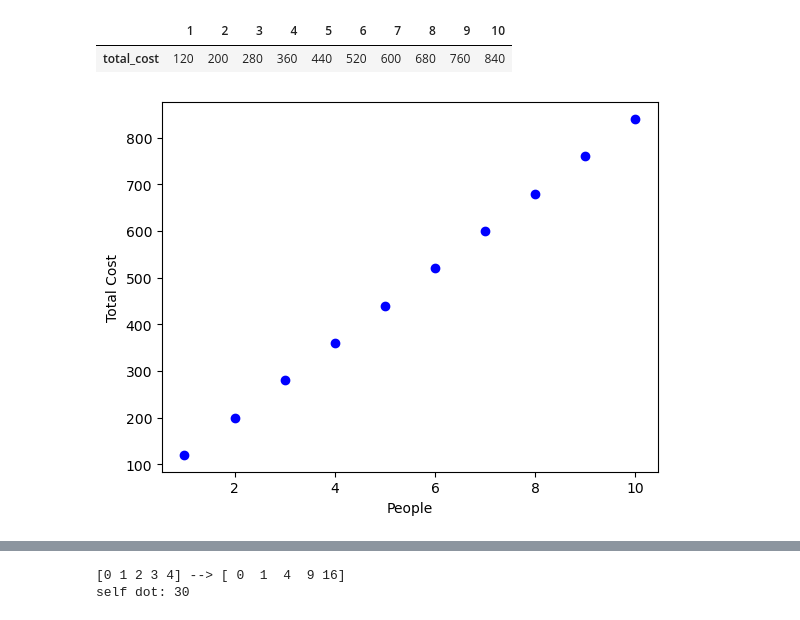
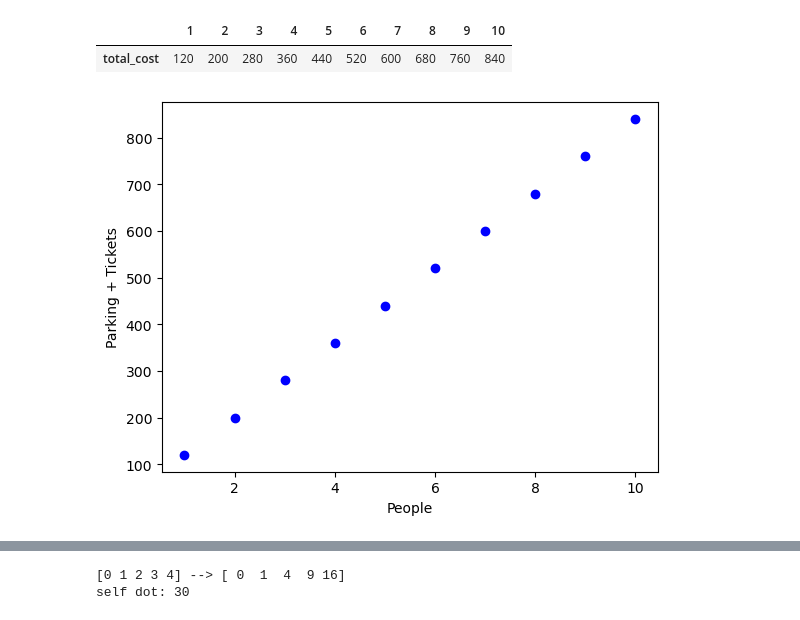
Before and after one commit to yangsj6/FIN311, a Jupyter notebook: L2.ipynb, the cells around one changed output, grey strips where cells are left out. Cells and saved outputs as stored; diff of their text form; code cells hidden in the pictures.

```diff
--- a/L2.ipynb
+++ b/L2.ipynb
@@ -181,7 +179,7 @@ ax.set_ylabel("Cost\n(Parking Only)");
 [figure]
 # %%
 people = np.arange(1,11)
-total_cost = 80.0 * people + 40.0
+total_cost = 80 * people + 40
 # %%
 # .T (transpose) to save vertical space in print out
 display(pd.DataFrame({'total_cost':total_cost.astype(np.int_)},
@@ -191,8 +189,8 @@ display(pd.DataFrame({'total_cost':total_cost.astype(np.int_)},
 | total_cost | 120 | 200 | 280 | 360 | 440 | 520 | 600 | 680 | 760 | 840 |
 # %%
 ax = plt.gca()
-ax.plot(people, total_cost, 'bo')
-ax.set_ylabel("Total Cost")
+ax.plot(people, total_cost, 'bo') # o means a dot, b stands for blue; try bs, ro, g^,
+ax.set_ylabel("Parking + Tickets")
 ax.set_xlabel("People");
 # %% [output]
-[figure, old version]
+[figure, new version]
```
Also changed, not shown: parts of 51 cells of this notebook, 2 other files.
